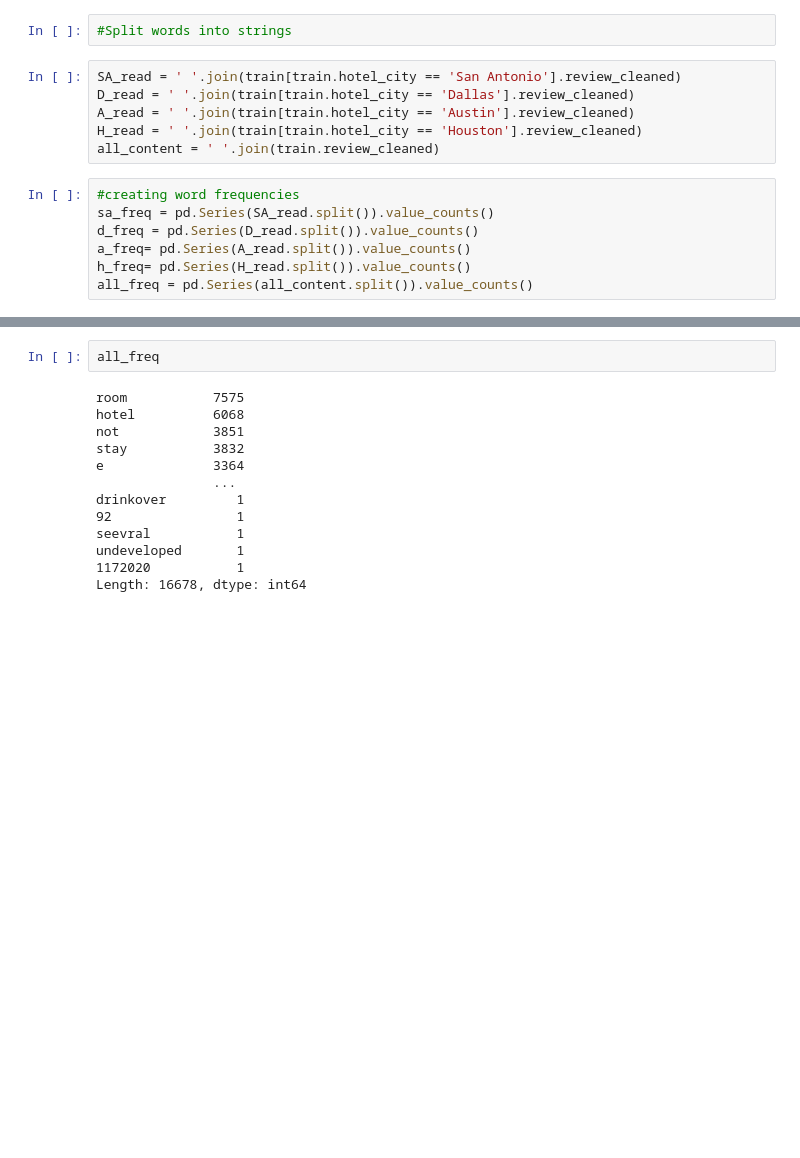
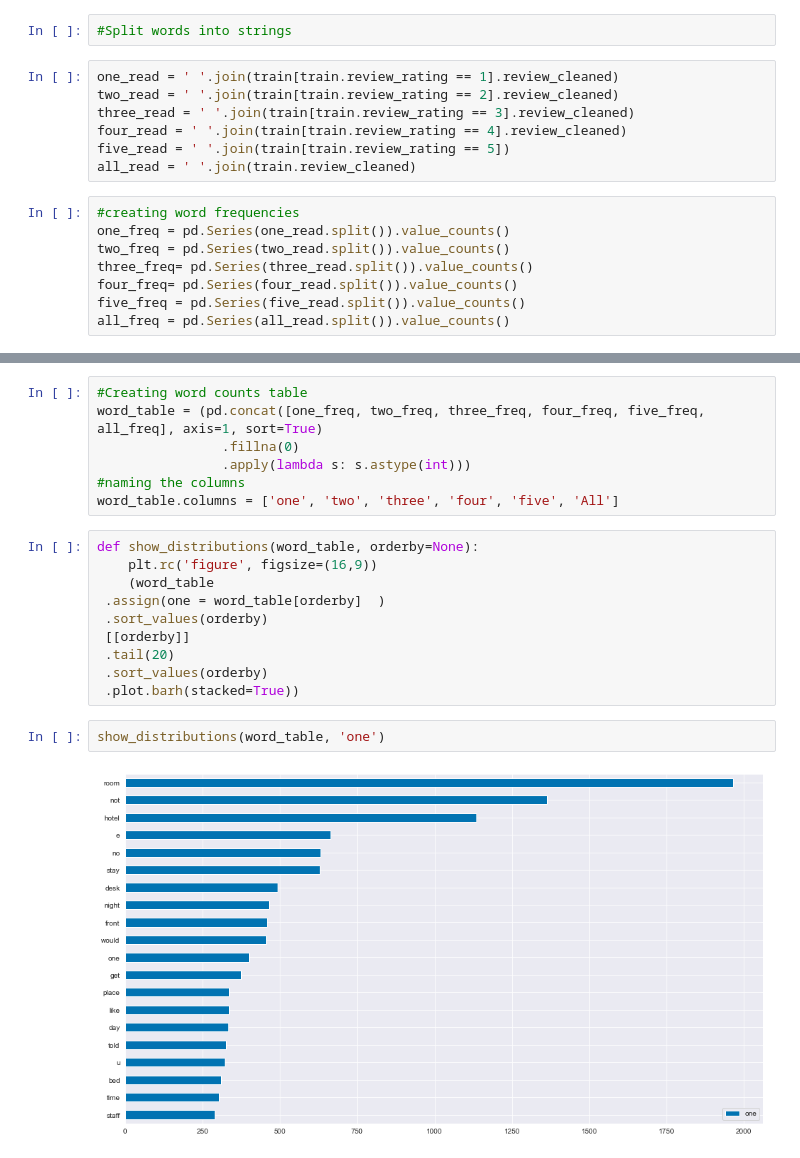
Before and after one commit to carterrxavier/Project_Rate_my_review, a Jupyter notebook: initial_notebook.ipynb, the cells around one changed output, grey strips where cells are left out. Drawn from its saved outputs; the diff is of its cells as text; blank space fills up the shorter version.

Commit message:
freq graphs

```diff
--- a/initial_notebook.ipynb
+++ b/initial_notebook.ipynb
@@ -276,15 +277,17 @@ explore.get_heatmap(train, 'review_rating')
 # %%
 #Split words into strings
 # %%
-SA_read = ' '.join(train[train.hotel_city == 'San Antonio'].review_cleaned)
-D_read = ' '.join(train[train.hotel_city == 'Dallas'].review_cleaned)
-A_read = ' '.join(train[train.hotel_city == 'Austin'].review_cleaned)
-H_read = ' '.join(train[train.hotel_city == 'Houston'].review_cleaned)
-all_content = ' '.join(train.review_cleaned)
+one_read = ' '.join(train[train.review_rating == 1].review_cleaned)
+two_read = ' '.join(train[train.review_rating == 2].review_cleaned)
+three_read = ' '.join(train[train.review_rating == 3].review_cleaned)
+four_read = ' '.join(train[train.review_rating == 4].review_cleaned)
+five_read = ' '.join(train[train.review_rating == 5])
+all_read = ' '.join(train.review_cleaned)
 # %%
 #creating word frequencies
-sa_freq = pd.Series(SA_read.split()).value_counts()
-d_freq = pd.Series(D_read.split()).value_counts()
-a_freq= pd.Series(A_read.split()).value_counts()
-h_freq= pd.Series(H_read.split()).value_counts()
-all_freq = pd.Series(all_content.split()).value_counts()
+one_freq = pd.Series(one_read.split()).value_counts()
+two_freq = pd.Series(two_read.split()).value_counts()
+three_freq= pd.Series(three_read.split()).value_counts()
+four_freq= pd.Series(four_read.split()).value_counts()
+five_freq = pd.Series(five_read.split()).value_counts()
+all_freq = pd.Series(all_read.split()).value_counts()
@@ -291,15 +302,21 @@ all_freq = pd.Series(all_content.split()).value_counts()
 # %%
-all_freq
+#Creating word counts table
+word_table = (pd.concat([one_freq, two_freq, three_freq, four_freq, five_freq,  all_freq], axis=1, sort=True)
+                .fillna(0)
+                .apply(lambda s: s.astype(int)))
+#naming the columns
+word_table.columns = ['one', 'two', 'three', 'four', 'five', 'All']
-# %% [output]
-room           7575
-hotel          6068
-not            3851
-stay           3832
-e              3364
-               ...
-drinkover         1
-92                1
-seevral           1
-undeveloped       1
-1172020           1
-Length: 16678, dtype: int64
+# %%
+def show_distributions(word_table, orderby=None):
+    plt.rc('figure', figsize=(16,9))
+    (word_table
+ .assign(one = word_table[orderby]  )
+ .sort_values(orderby)
+ [[orderby]]
+ .tail(20)
+ .sort_values(orderby)
+ .plot.barh(stacked=True))
+# %%
+show_distributions(word_table, 'one')
+# %% [output]
+[figure, added]
```
Also changed, not shown: parts of 18 cells of this notebook, 1 other file.
